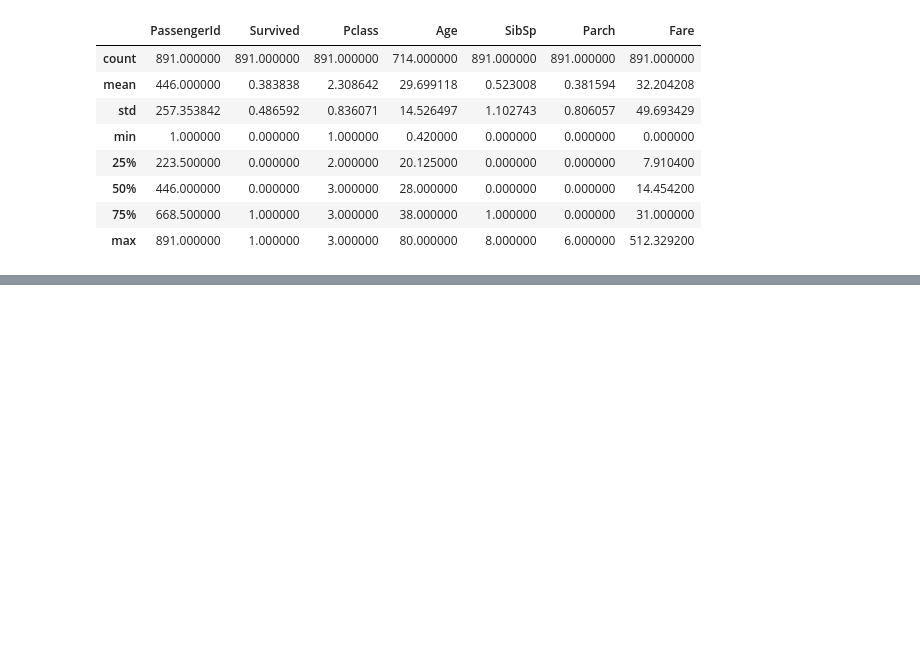
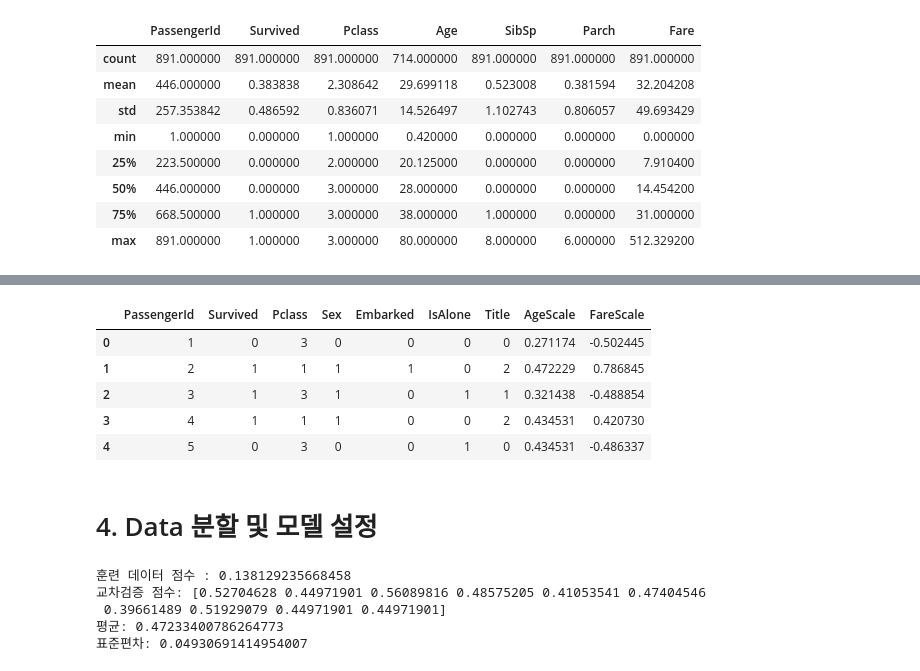
Before and after one commit to maureen272/AI_study, a Jupyter notebook: titanic.ipynb, the cells around one changed output, grey strips where cells are left out. Drawn from its saved outputs; the diff is of its cells as text; code cells hidden in the pictures; blank space fills up the shorter version.

```diff
--- a/titanic.ipynb
+++ b/titanic.ipynb
@@ -501,0 +229,10 @@ gender_submission.to_csv('titanic_submission.csv', index=False)
+# %%
+# 전처리가 끝난 특성들 제거
+drop_column = ['Name', 'Age', 'SibSp', 'Parch', 'Ticket', 'Fare', 'Cabin']
+
+for dataset in train_test_data:
+    dataset = dataset.drop(drop_column, axis=1, inplace=True)
+
+# 상관계수 계산
+corr_matrix = train.corr()
+corr_matrix["Survived"].sort_values(ascending=False)
@@ -501,0 +251,51 @@ gender_submission.to_csv('titanic_submission.csv', index=False)
+# %%
+drop_column = ['FamilySize']
+
+for dataset in train_test_data:
+    dataset = dataset.drop(drop_column, axis=1, inplace=True)
+
+train.head()
+# %% [output]
+|  | PassengerId | Survived | Pclass | Sex | Embarked | IsAlone | Title | AgeScale | FareScale |
+| 0 | 1 | 0 | 3 | 0 | 0 | 0 | 0 | 0.271174 | -0.502445 |
+| 1 | 2 | 1 | 1 | 1 | 1 | 0 | 2 | 0.472229 | 0.786845 |
+| 2 | 3 | 1 | 3 | 1 | 0 | 1 | 1 | 0.321438 | -0.488854 |
+| 3 | 4 | 1 | 1 | 1 | 0 | 0 | 2 | 0.434531 | 0.420730 |
+| 4 | 5 | 0 | 3 | 0 | 0 | 1 | 0 | 0.434531 | -0.486337 |
+# %% [markdown]
+# 4. Data 분할 및 모델 설정
+# %%
+# 훈련을 위한 train, target 분할
+drop_column2 = ['PassengerId', 'Survived']
+train_data = train.drop(drop_column2, axis=1)
+target = train['Survived']
+
+from sklearn.tree import DecisionTreeClassifier
+from sklearn.model_selection import cross_val_score # 교차 검증 패키지
+from sklearn.metrics import mean_squared_error
+
+clf = DecisionTreeClassifier()
+clf.fit(train_data, target) # 모델 훈련
+prediction = clf.predict(train_data) # 예측
+tree_mse = mean_squared_error(target, prediction) # 오차 계산
+tree_rmse = np.sqrt(tree_mse)
+print("훈련 데이터 점수 :", tree_rmse)
+
+# 교차 검증
+scores = cross_val_score(clf, train_data, target,
+                        scoring="neg_mean_squared_error", cv=10)
+tree_rmse_scores = np.sqrt(-scores)
+
+# 점수 표시 함수 작성
+def display_scores(scores):
+    print("교차검증 점수:", scores)
+    print("평균:", scores.mean())
+    print("표준편차:", scores.std())
+
+display_scores(tree_rmse_scores)
+# %% [output]
+훈련 데이터 점수 : 0.138129235668458
+교차검증 점수: [0.52704628 0.44971901 0.56089816 0.48575205 0.41053541 0.47404546
+ 0.39661489 0.51929079 0.44971901 0.44971901]
+평균: 0.47233400786264773
+표준편차: 0.04930691414954007
```
Also changed, not shown: parts of 40 cells of this notebook.
